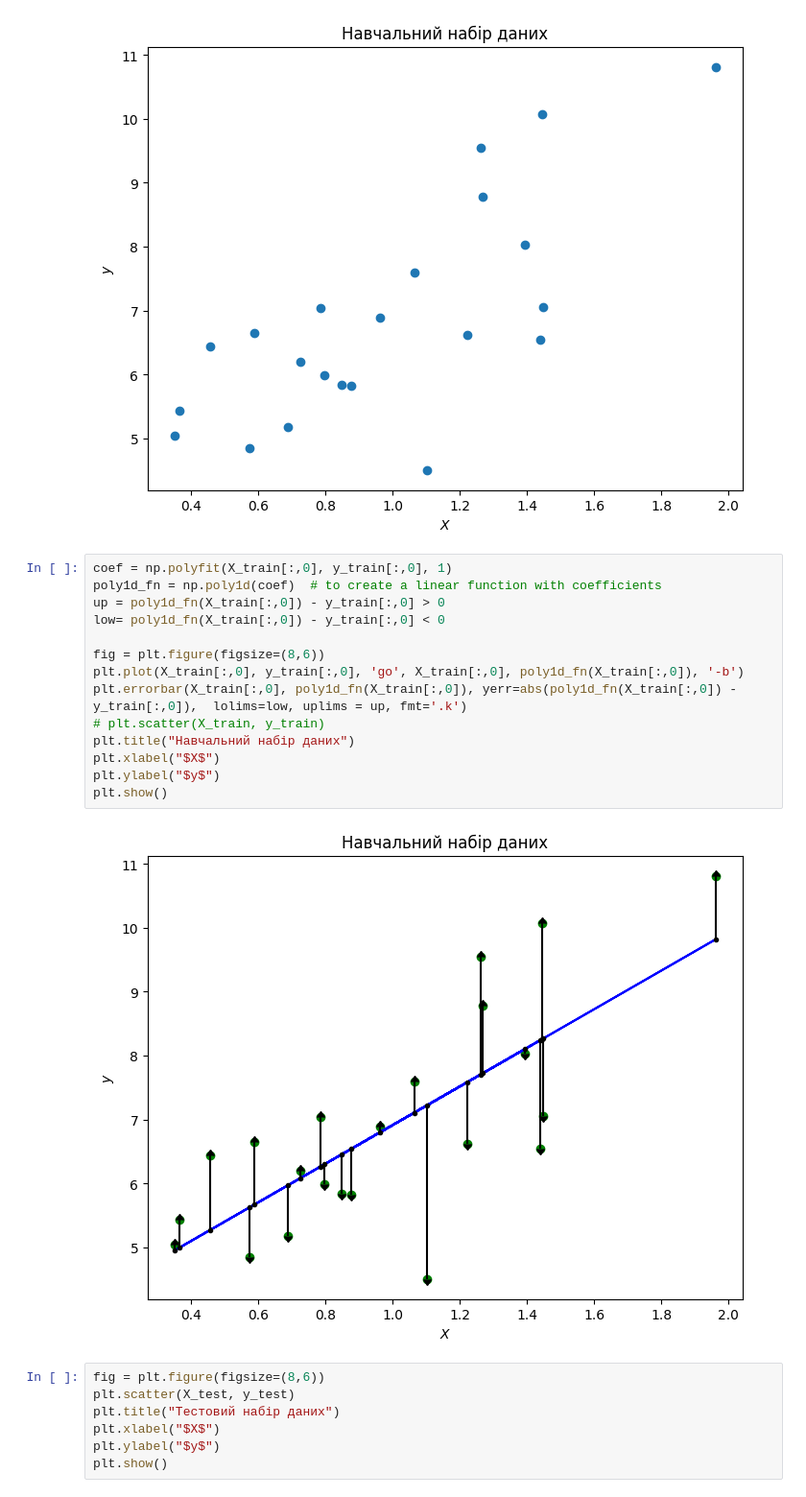
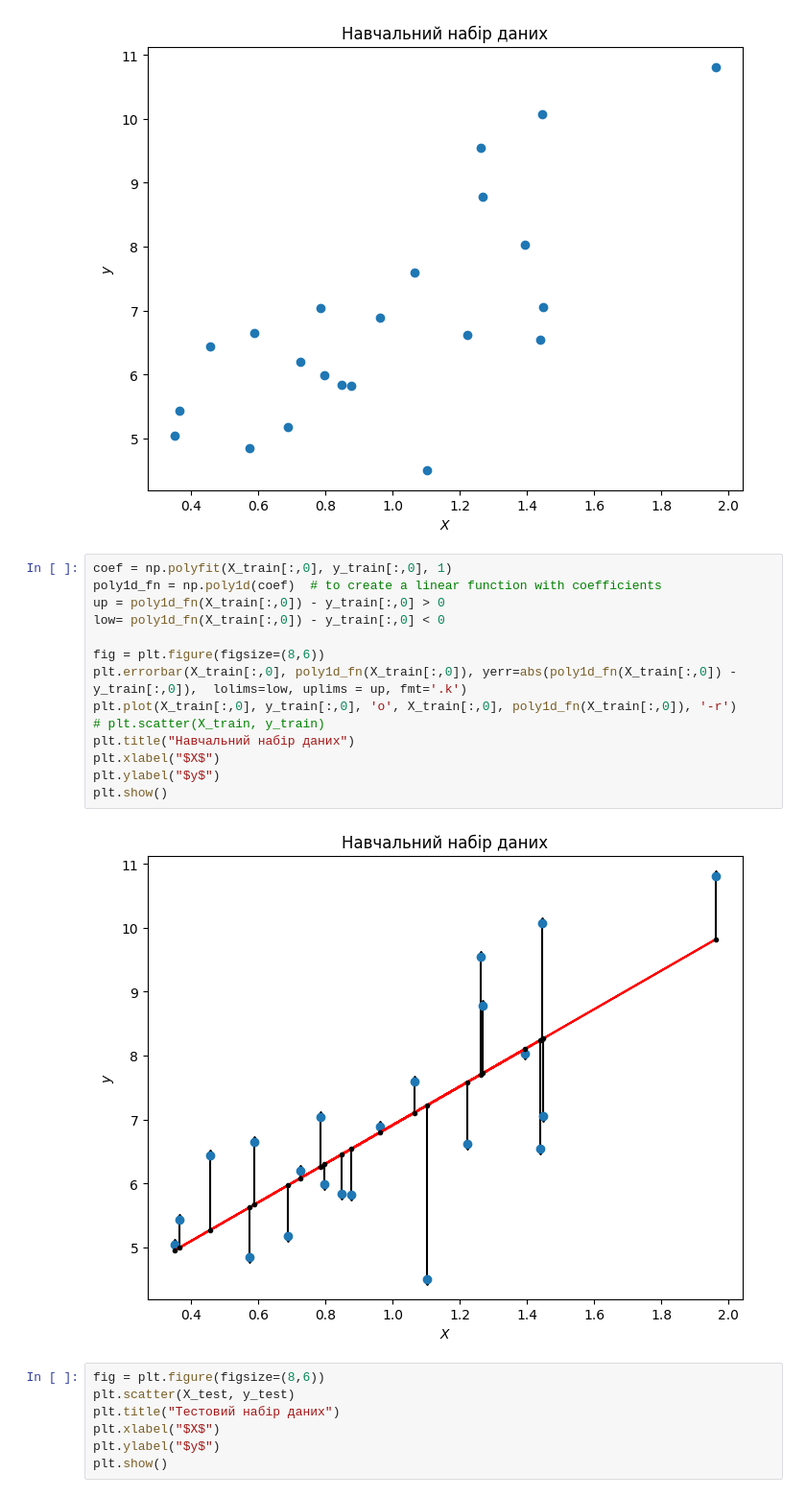
Before and after one commit to YKochura/ai-lab, a Jupyter notebook: linear-regression/linear_regression.ipynb, the cells around one changed output. Shown at 96% size. Drawn from its saved outputs; the diff is of its cells as text.

```diff
--- a/linear-regression/linear_regression.ipynb
+++ b/linear-regression/linear_regression.ipynb
@@ -118,19 +118,19 @@ plt.show()
 # %%
 coef = np.polyfit(X_train[:,0], y_train[:,0], 1)
 poly1d_fn = np.poly1d(coef)  # to create a linear function with coefficients
 up = poly1d_fn(X_train[:,0]) - y_train[:,0] > 0
 low= poly1d_fn(X_train[:,0]) - y_train[:,0] < 0
 
 fig = plt.figure(figsize=(8,6))
-plt.plot(X_train[:,0], y_train[:,0], 'go', X_train[:,0], poly1d_fn(X_train[:,0]), '-b')
 plt.errorbar(X_train[:,0], poly1d_fn(X_train[:,0]), yerr=abs(poly1d_fn(X_train[:,0]) - y_train[:,0]),  lolims=low, uplims = up, fmt='.k')
+plt.plot(X_train[:,0], y_train[:,0], 'o', X_train[:,0], poly1d_fn(X_train[:,0]), '-r')
 # plt.scatter(X_train, y_train)
 plt.title("Навчальний набір даних")
 plt.xlabel("$X$")
 plt.ylabel("$y$")
 plt.show()
 # %% [output]
-[figure, old version]
+[figure, new version]
 # %%
 fig = plt.figure(figsize=(8,6))
 plt.scatter(X_test, y_test)
```
